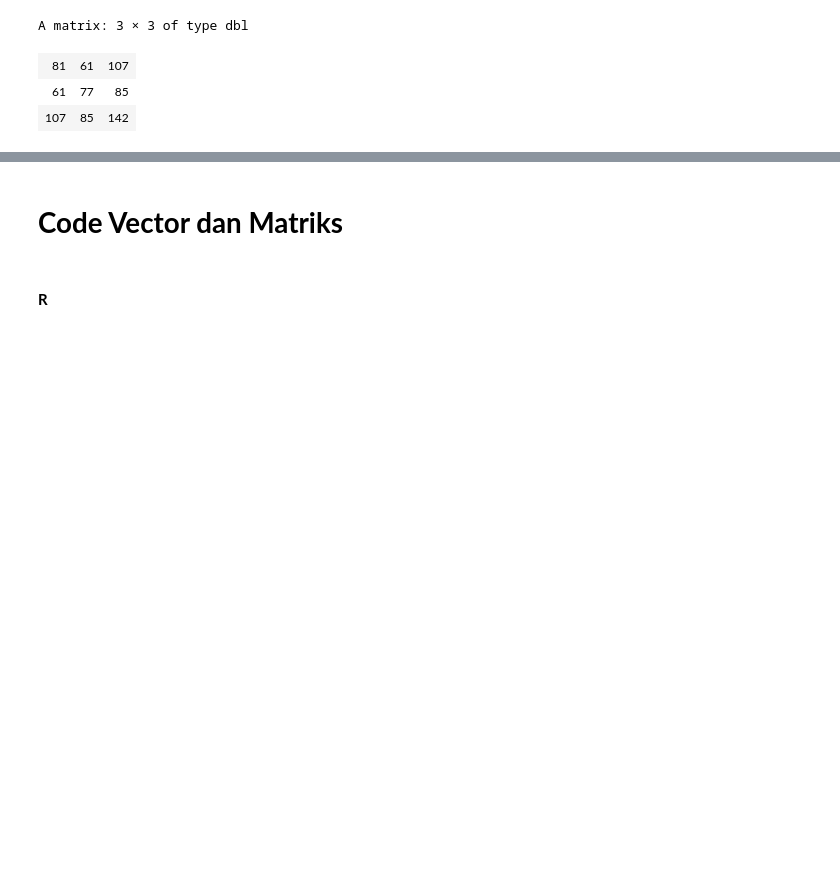
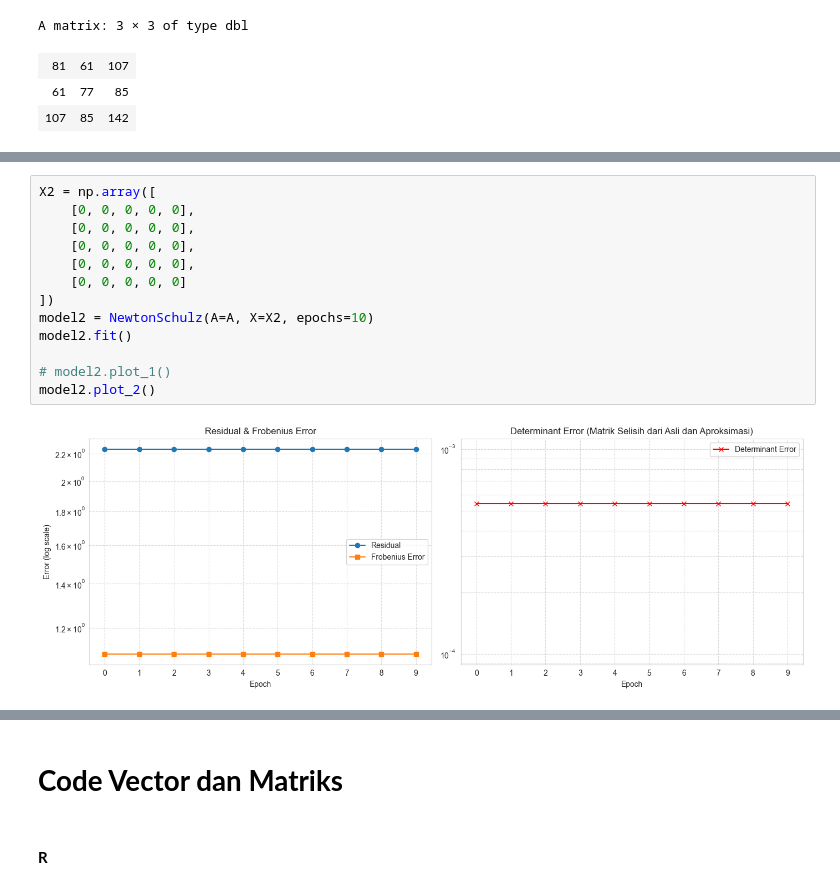
Before and after one commit to sakti38/A1, a Jupyter notebook: Advanced_Vector_Matriks_Code.ipynb, the cells around one changed output, grey strips where cells are left out. Saved outputs shown, nothing was run; the diff lists cells and outputs as text; blank space fills up the shorter version.

```diff
--- a/Advanced_Vector_Matriks_Code.ipynb
+++ b/Advanced_Vector_Matriks_Code.ipynb
@@ -1357,0 +5307,15 @@ A matrix: 3 × 3 of type dbl
+# %%
+X2 = np.array([
+    [0, 0, 0, 0, 0],
+    [0, 0, 0, 0, 0],
+    [0, 0, 0, 0, 0],
+    [0, 0, 0, 0, 0],
+    [0, 0, 0, 0, 0]
+])
+model2 = NewtonSchulz(A=A, X=X2, epochs=10)
+model2.fit()
+
+# model2.plot_1()
+model2.plot_2()
+# %% [output]
+[figure, added]
```
Also changed, not shown: parts of 309 cells of this notebook.
